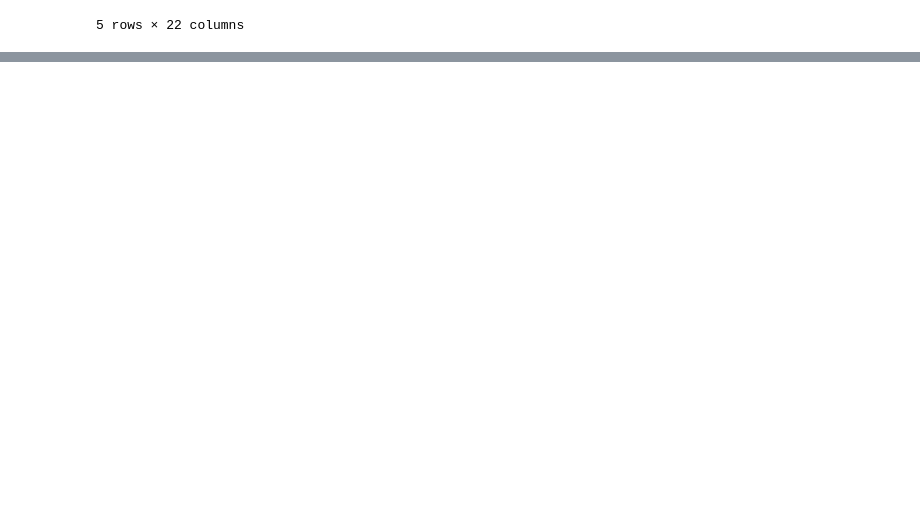
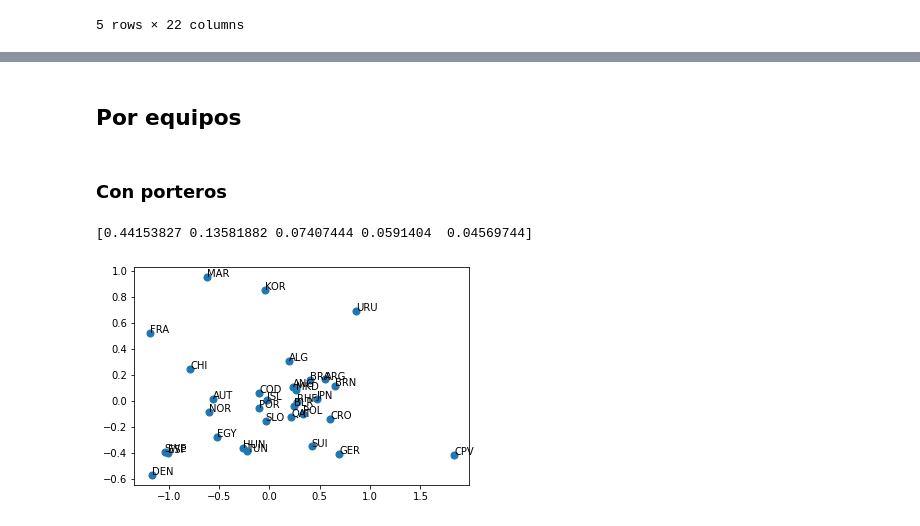
Before and after one commit to SergioMartinezCid/MUII-DSI-2022-23, a Jupyter notebook: Clustering/DSI_Trabajo_Clústering.ipynb, the cells around one changed output, grey strips where cells are left out. Saved outputs shown, nothing was run; the diff lists cells and outputs as text; code cells hidden in the pictures; blank space fills up the shorter version.

```diff
--- a/Clustering/DSI_Trabajo_Clústering.ipynb
+++ b/Clustering/DSI_Trabajo_Clústering.ipynb
@@ -157,0 +167,19 @@ player_no_goalkeepers_df.head()
+# %%
+estimator = PCA (n_components = 5)
+# %% [markdown]
+## Por equipos
+# %% [markdown]
+### Con porteros
+# %%
+
+team_goalkeepers_df_pca = estimator.fit_transform(team_goalkeepers_df[['7mGoals', '7mMissed', '6mGoals', '6mMissed', 'WingGoals', 'WingMissed', 'BTGoals', 'BTMissed', 'FBGoals', 'FBMissed', 'EGGoals', 'EGMissed', '9mGoals', '9mMissed', 'TF', '2Min', 'AS', 'ST', 'BS']])
+print(estimator.explained_variance_ratio_)
+
+fig, ax = plt.subplots()
+ax.scatter(team_goalkeepers_df_pca[:,0], team_goalkeepers_df_pca[:,1] ,s=50)
+
+for i in range(0,len(team_goalkeepers_df_pca)):
+    ax.annotate(team_goalkeepers_df.index[i], (team_goalkeepers_df_pca[i,0], team_goalkeepers_df_pca[i,1]))
+# %% [output]
+[0.44153827 0.13581882 0.07407444 0.0591404  0.04569744]
+[figure, added]
```
Also changed, not shown: parts of 30 cells of this notebook.
